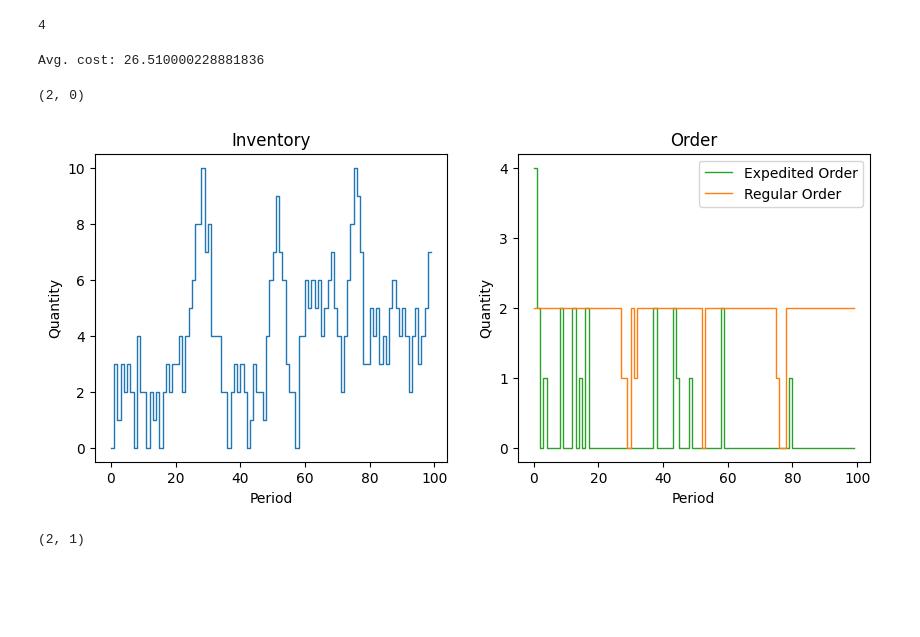
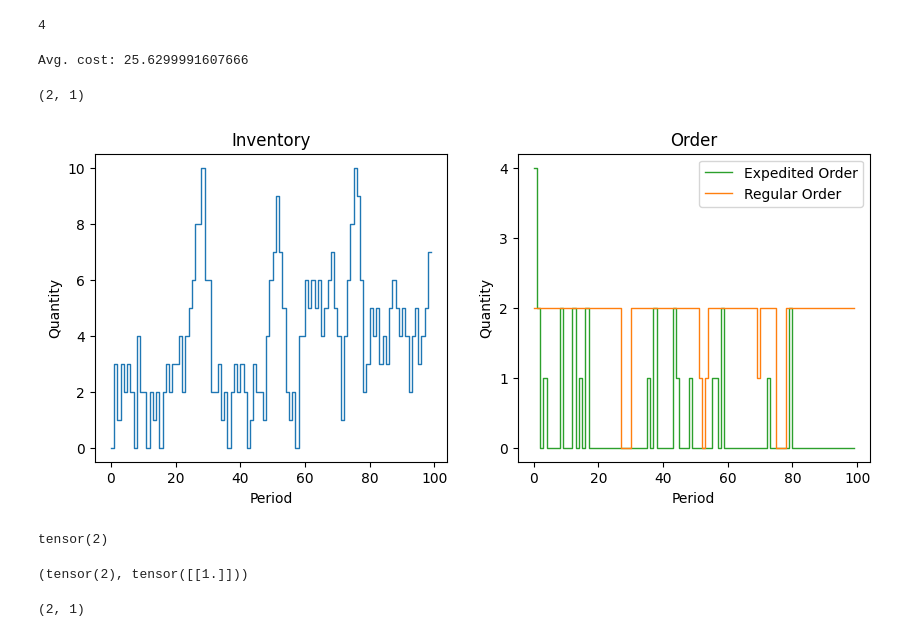
Before and after one commit to kushal-10/inventory-dynamics, a Jupyter notebook: docs/notebooks/dev.ipynb, the cells around one changed output. Cells and saved outputs as stored; diff of their text form; code cells hidden in the pictures; blank space fills up the shorter version.

Commit message:
Enhance output_tensor parameter in controllers

```diff
--- a/docs/notebooks/dev.ipynb
+++ b/docs/notebooks/dev.ipynb
@@ -140,34 +131,43 @@ from idinn.sourcing_model import DualSourcingModel
 from idinn.dual_controller import CappedDualIndexController
 from idinn.demand import UniformDemand
 
 dual_sourcing_model = DualSourcingModel(
     regular_lead_time=2,
     expedited_lead_time=0,
     regular_order_cost=0,
     expedited_order_cost=20,
     holding_cost=5,
     shortage_cost=495,
     init_inventory=0,
     demand_generator=UniformDemand(low=0, high=4)
 )
 controller_cdi = CappedDualIndexController()
+
 controller_cdi.fit(
     dual_sourcing_model,
-    sourcing_periods=100
+    sourcing_periods=100,
+    s_e_range=torch.arange(4, 5),
+    s_r_range=torch.arange(8, 9),
+    q_r_range=torch.arange(2, 3),
 )
+
 controller_cdi.get_average_cost(dual_sourcing_model, sourcing_periods=1000)
 # Avg. cost near 25.26
 avg_cost = controller_cdi.get_average_cost(dual_sourcing_model, sourcing_periods=1000, seed=42)
 print(f"Avg. cost: {avg_cost}")
 # Simulate
 past_inventories, past_regular_orders, past_expedited_orders = controller_cdi.simulate(dual_sourcing_model, sourcing_periods=100, seed=42)
 # Plot
 controller_cdi.plot(dual_sourcing_model, sourcing_periods=100, seed=42)
 # Predict
 controller_cdi.predict(
     current_inventory=3, past_regular_orders=[1], past_expedited_orders=[0]
 )
 # %% [output]
-Avg. cost: 26.510000228881836
+Avg. cost: 25.6299991607666
-(2, 0)
+(2, 1)
-[figure, old version]
+[figure, new version]
+# %%
+controller_cdi.q_r
+# %% [output]
+tensor(2)
@@ -174,3 +178,9 @@ Avg. cost: 26.510000228881836
+# %%
+controller_cdi.predict(
+    current_inventory=3, past_regular_orders=[1], past_expedited_orders=[0], output_tensor=True
+)
+# %% [output]
+(tensor(2), tensor([[1.]]))
 # %%
 controller_cdi.predict(
     current_inventory=3, past_regular_orders=[1], past_expedited_orders=[0]
```
Also changed, not shown: parts of 14 cells of this notebook, 12 other files.
